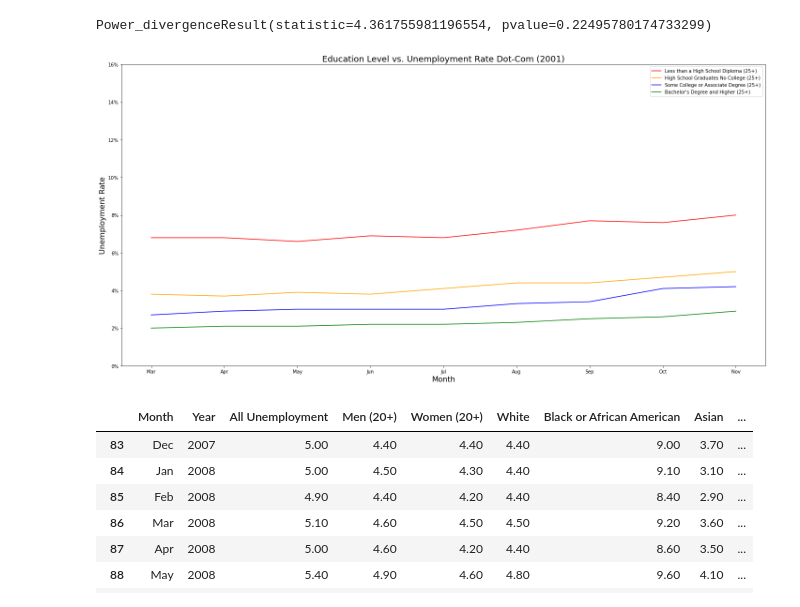
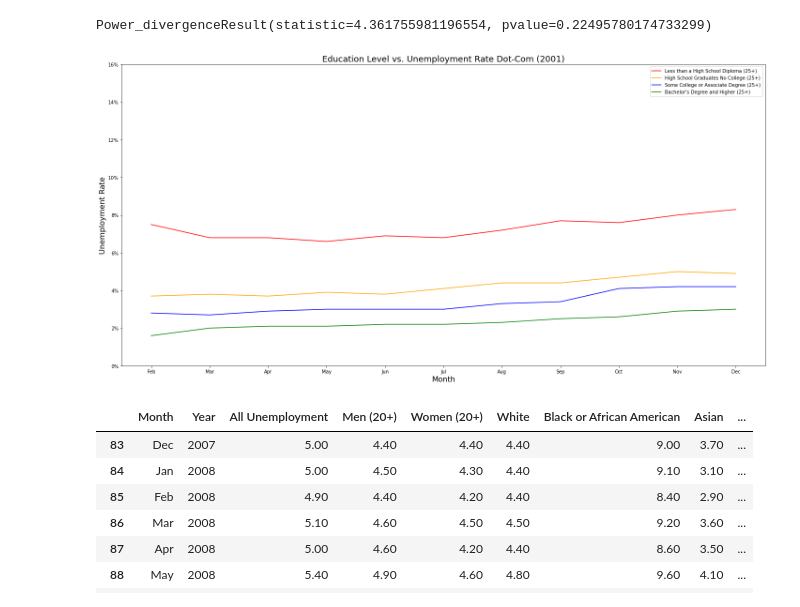
Before and after one commit to EpohDespair/Project-1, a Jupyter notebook: project1.ipynb, the cells around one changed output. Saved outputs shown, nothing was run; the diff lists cells and outputs as text; code cells hidden in the pictures.

```diff
--- a/project1.ipynb
+++ b/project1.ipynb
@@ -375,0 +374,3 @@ Power_divergenceResult(statistic=7.796743007260608, pvalue=0.0504046057564047)
+# %%
+dot_com_two = project1_table_raw.iloc[1:12, :]
+dot_com_two
@@ -493,28 +507,28 @@ critical value: 7.81
 Power_divergenceResult(statistic=4.361755981196554, pvalue=0.22495780174733299)
 # %%
 plt.figure(figsize=(20,10))
-plt.plot( 'Month', 'Less than a High School Diploma (25+)', data=dot_com, color='red')
-plt.plot( 'Month', 'High School Graduates No College (25+)', data=dot_com, color='orange')
-plt.plot( 'Month', 'Some College or Associate Degree (25+)', data=dot_com, color='blue')
-plt.plot( 'Month', "Bachelor's Degree and Higher (25+)", data=dot_com, color='green')
+plt.plot( 'Month', 'Less than a High School Diploma (25+)', data=dot_com_two, color='red')
+plt.plot( 'Month', 'High School Graduates No College (25+)', data=dot_com_two, color='orange')
+plt.plot( 'Month', 'Some College or Associate Degree (25+)', data=dot_com_two, color='blue')
+plt.plot( 'Month', "Bachelor's Degree and Higher (25+)", data=dot_com_two, color='green')
 
 plt.legend(loc='best')
 plt.title("Education Level vs. Unemployment Rate Dot-Com (2001)",fontsize=18)
 plt.xlabel('Month',fontsize=16)
 plt.ylabel('Unemployment Rate',fontsize=16)
 
 plt.ylim(0,16,4)
 fig = plt.figure(1, (7,4))
 ax = fig.add_subplot(1,1,1)
 
 fmt = '%.0f%%' # Format for the ticks
 yticks = mtick.FormatStrFormatter(fmt)
 ax.yaxis.set_major_formatter(yticks)
 plt.tight_layout()
 
 plt.savefig("Images/Education vs Unemployment Rate_Dot_Com")
 # %% [output]
-[figure, old version]
+[figure, new version]
 # %%
 # great recession
 great_rec = project1_table_raw.iloc[83:102, :]
```
Also changed, not shown: parts of 8 cells of this notebook, 6 other files.
